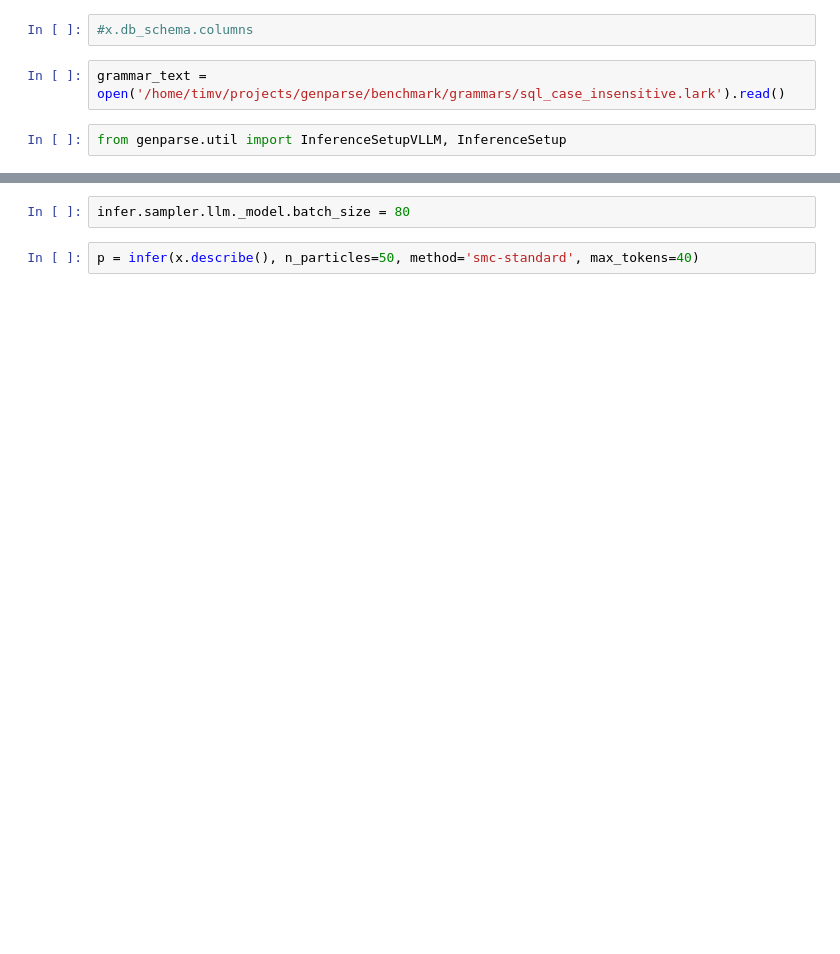
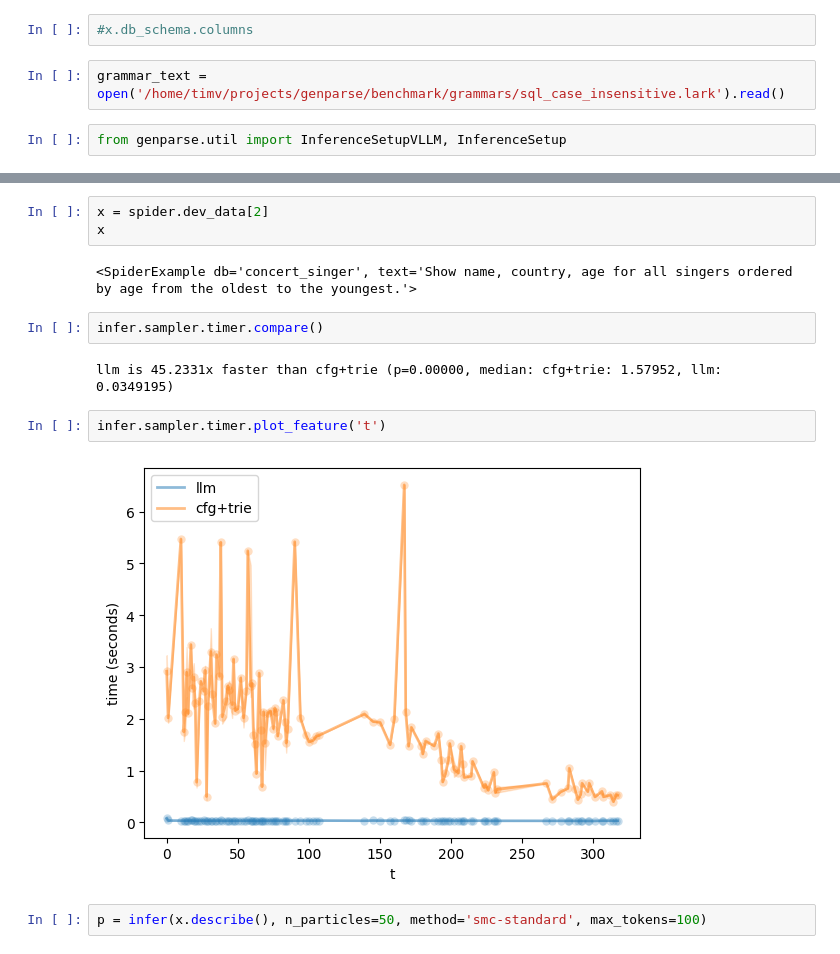
Before and after one commit to chi-collective/genparse, a Jupyter notebook: benchmark/Spider.ipynb, the cells around one changed output, grey strips where cells are left out. Saved outputs shown, nothing was run; the diff lists cells and outputs as text; blank space fills up the shorter version.

```diff
--- a/benchmark/Spider.ipynb
+++ b/benchmark/Spider.ipynb
@@ -96,4 +131,15 @@ infer = InferenceSetupVLLM('codellama', grammar_text, proposal_name='character',
-# %%
-infer.sampler.llm._model.batch_size = 80
 # %%
-p = infer(x.describe(), n_particles=50, method='smc-standard', max_tokens=40)
+x = spider.dev_data[2]
+x
+# %% [output]
+<SpiderExample db='concert_singer', text='Show name, country, age for all singers ordered by age from the oldest to the youngest.'>
+# %%
+infer.sampler.timer.compare()
+# %% [output]
+llm is 45.2331x faster than cfg+trie (p=0.00000, median: cfg+trie: 1.57952, llm: 0.0349195)
+# %%
+infer.sampler.timer.plot_feature('t')
+# %% [output]
+[figure, added]
+# %%
+p = infer(x.describe(), n_particles=50, method='smc-standard', max_tokens=100)
```
Also changed, not shown: parts of 22 cells of this notebook.
